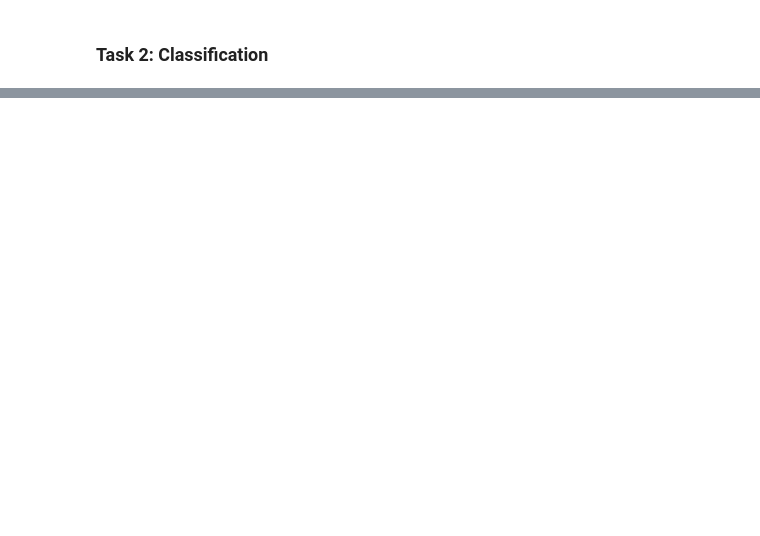
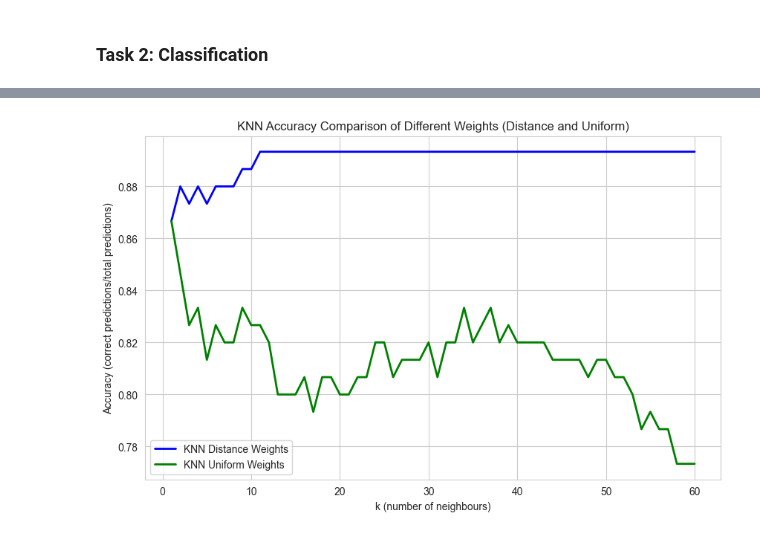
Before and after one commit to sdvelev/Introduction-To-Data-Science-And-AI, a Jupyter notebook: 02-regression-and-classification/assignment-2-Stefan-Velev.ipynb, the cells around one changed output, grey strips where cells are left out. Saved outputs shown, nothing was run; the diff lists cells and outputs as text; code cells hidden in the pictures; blank space fills up the shorter version.

```diff
--- a/02-regression-and-classification/assignment-2-Stefan-Velev.ipynb
+++ b/02-regression-and-classification/assignment-2-Stefan-Velev.ipynb
@@ -171,0 +305,6 @@ plt.show()
+# %%
+accuracy_list_knn_distance = []
+for i in range(1, 16):
+    accuracy_list_knn_distance.append(knn_classifier(i, 'distance'))
+print(accuracy_list_knn_distance)
+accuracy_series_knn_distance = pd.Series(accuracy_list_knn_distance)
@@ -171,0 +325,6 @@ plt.show()
+# %%
+accuracy_list_knn_uniform = []
+for i in range(1, 16):
+    accuracy_list_knn_uniform.append(knn_classifier(i, 'uniform'))
+print(accuracy_list_knn_uniform)
+accuracy_series_knn_uniform = pd.Series(accuracy_list_knn_uniform)
@@ -171,0 +345,31 @@ plt.show()
+# %%
+accuracy_list_knn_distance = []
+for i in range(1, 61):
+    accuracy_list_knn_distance.append(knn_classifier(i, 'distance', plot=False))
+accuracy_series_knn_distance = pd.Series(accuracy_list_knn_distance)
+# %%
+accuracy_list_knn_uniform = []
+for i in range(1, 61):
+    accuracy_list_knn_uniform.append(knn_classifier(i, 'uniform', plot=False))
+accuracy_series_knn_uniform = pd.Series(accuracy_list_knn_uniform)
+# %%
+accuracy_series_knn_distance.index = range(1, len(accuracy_list_knn_distance) + 1)
+accuracy_series_knn_uniform.index = range(1, len(accuracy_list_knn_uniform) + 1)
+
+plt.figure(figsize=(10, 6))
+
+plt.plot(accuracy_series_knn_distance.index, accuracy_series_knn_distance,
+         label='KNN Distance Weights', color='blue', linewidth=2)
+
+plt.plot(accuracy_series_knn_uniform.index, accuracy_series_knn_uniform,
+         label='KNN Uniform Weights', color='green', linewidth=2)
+
+plt.xlabel('k (number of neighbours)')
+plt.ylabel('Accuracy (correct predictions/total predictions)')
+plt.title('KNN Accuracy Comparison of Different Weights (Distance and Uniform)')
+
+plt.legend()
+
+plt.show()
+# %% [output]
+[figure, added]
```
Also changed, not shown: parts of 26 cells of this notebook.
